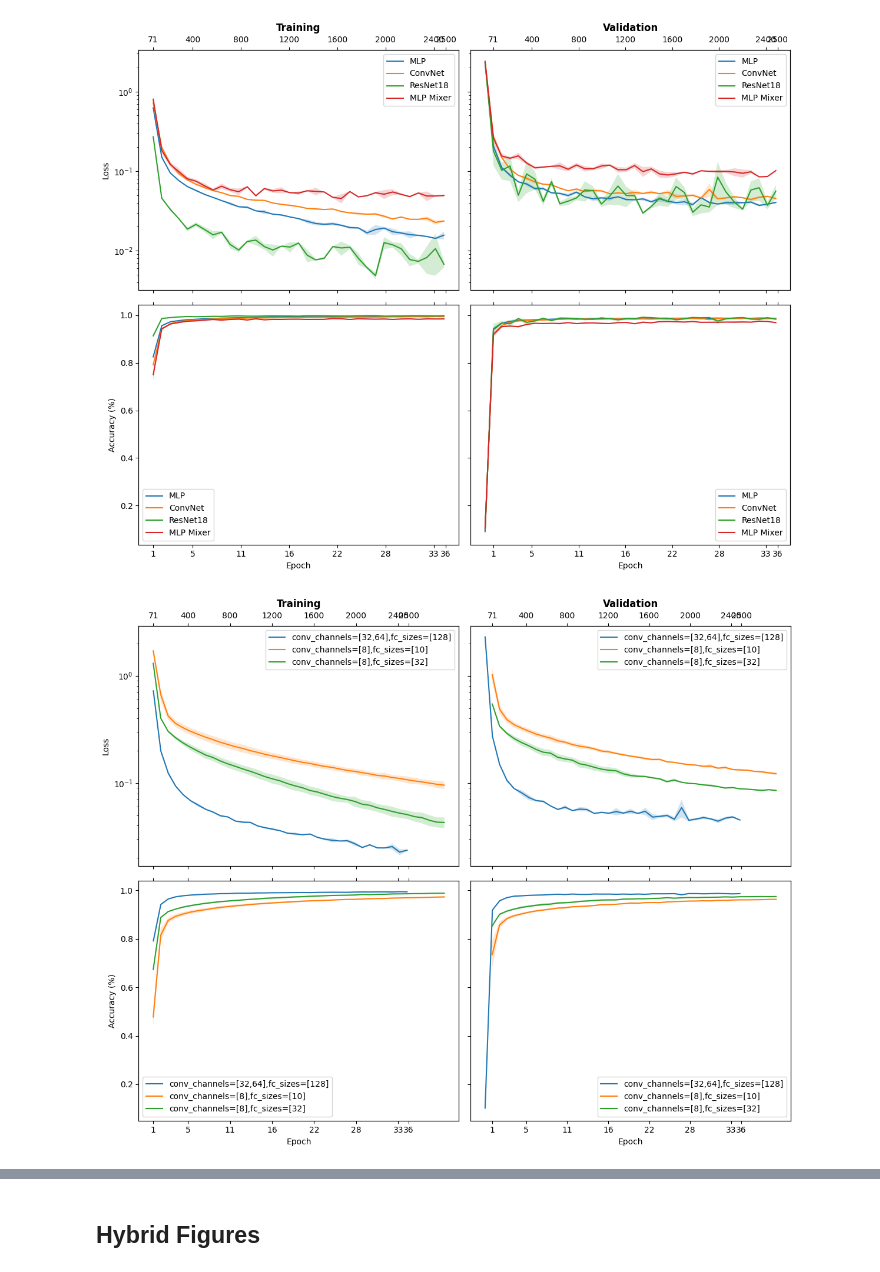
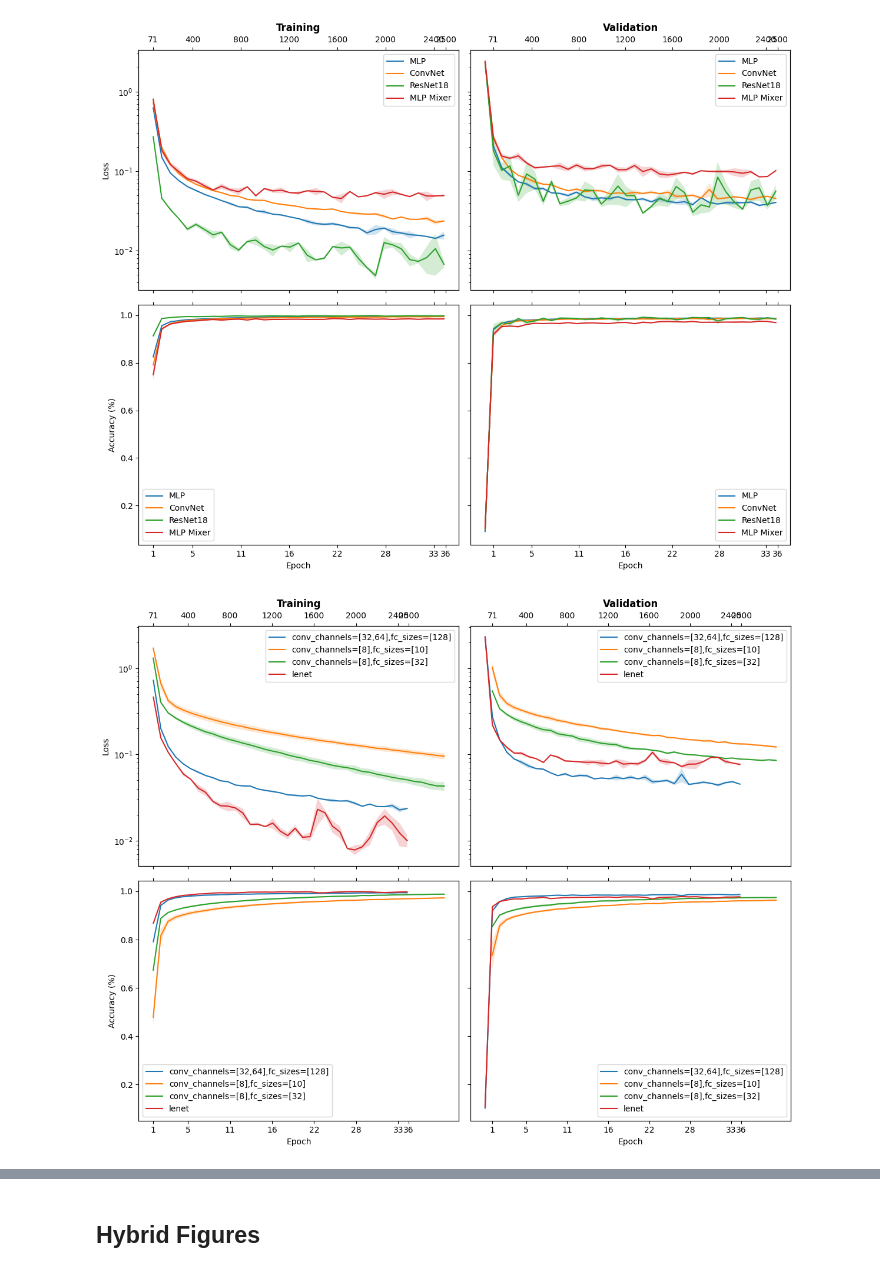
Before and after one commit to fwilhelmy/QB-PIER, a Jupyter notebook: src/visualize.ipynb, the cells around one changed output, grey strips where cells are left out. Saved outputs shown, nothing was run; the diff lists cells and outputs as text; code cells hidden in the pictures.

```diff
--- a/src/visualize.ipynb
+++ b/src/visualize.ipynb
@@ -73,8 +73,13 @@ plot_models_together(classical_baselines, fig_dir=f"{output_dir}/classical", sho
 [figure]
 # %%
 # ConvNet Variants
-plot_models_together(models['classical']['convnet'], fig_dir=f"{output_dir}/classical/convnet", show=True)
+
+convnet_models = {}
+convnet_models.update(models['classical']['convnet'])
+convnet_models.update({'lenet':models['classical']['lenet']['']})
+
+plot_models_together(convnet_models, fig_dir=f"{output_dir}/classical/convnet", show=True)
 # %% [output]
-[figure, old version]
+[figure, new version]
 # %%
 # Combine classical MLP and LeNet variants into one dict
```
Also changed, not shown: parts of 3 cells of this notebook, 2 other files.
